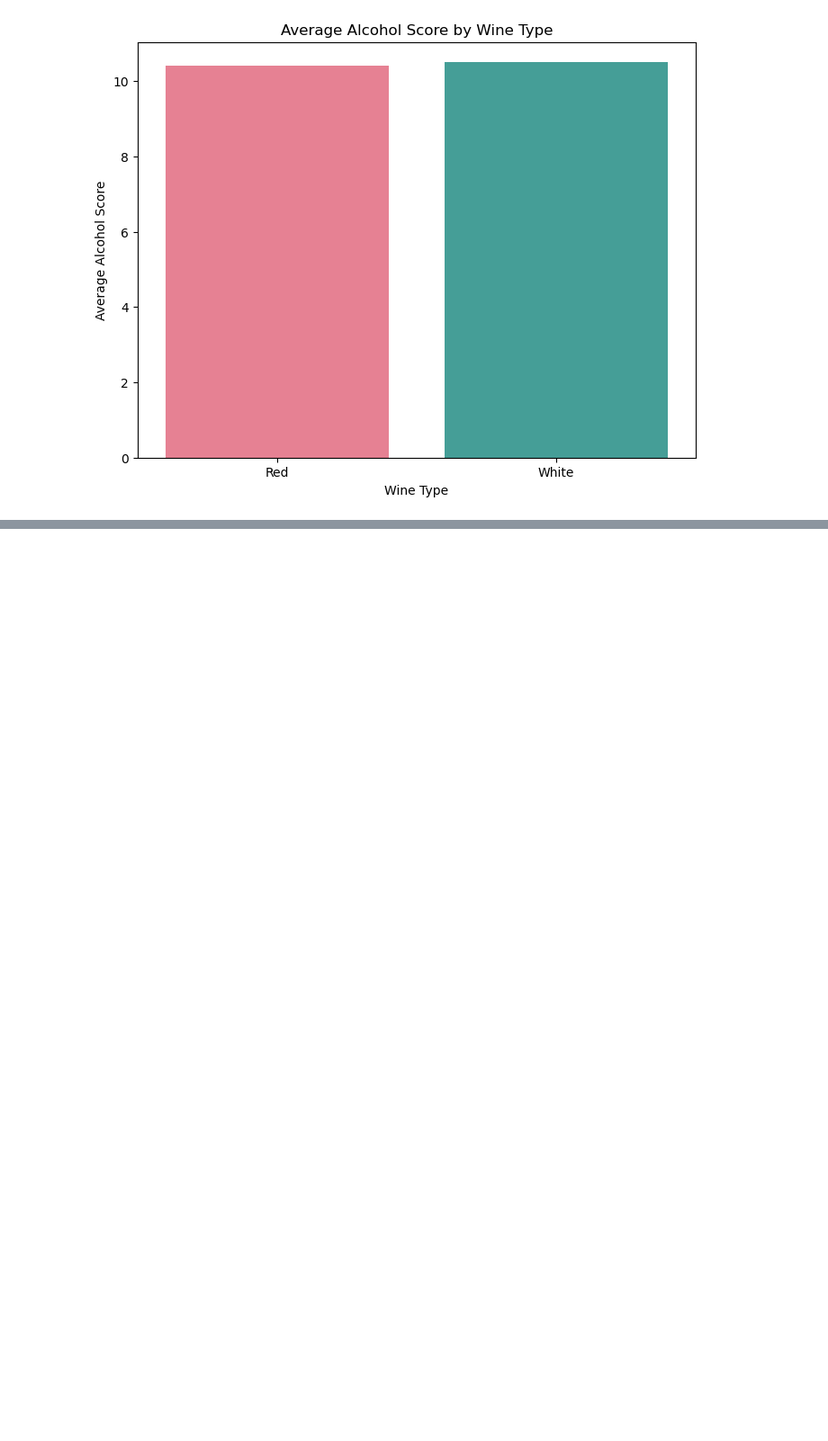
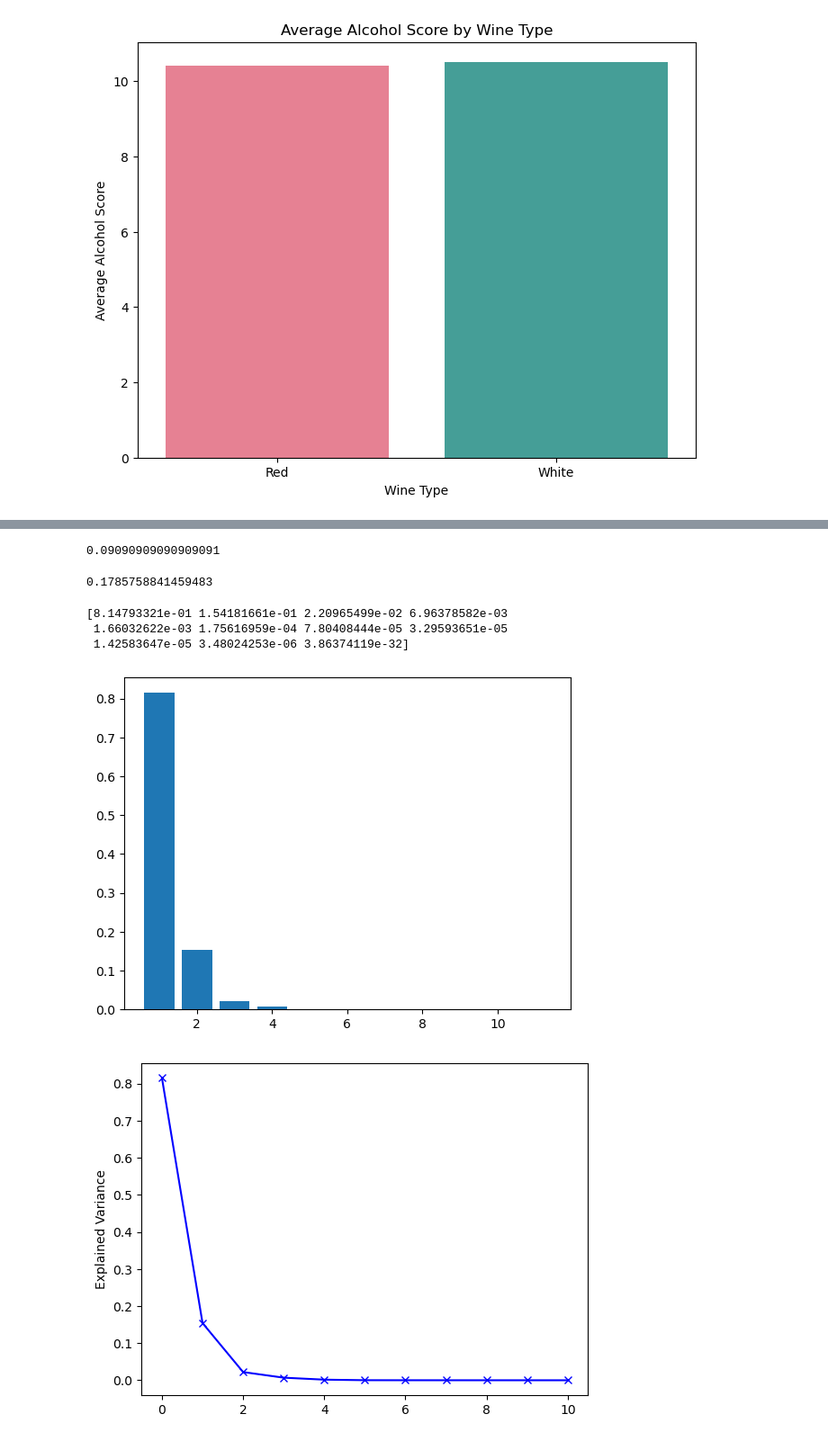
Before and after one commit to Toebzy/Mini-Project-2, a Jupyter notebook: MP2/Untitled.ipynb, the cells around one changed output, grey strips where cells are left out. Shown at 90% size. Drawn from its saved outputs; the diff is of its cells as text; code cells hidden in the pictures; blank space fills up the shorter version.

Commit message:
final_data

```diff
--- a/MP2/Untitled.ipynb
+++ b/MP2/Untitled.ipynb
@@ -300,0 +325,6 @@ wine.reset_index()
+# %%
+wine = wine.drop('pH', axis = 1)
+# %%
+wine = wine.drop('type', axis = 1)
+values = wine.values
+values
@@ -300,0 +339,4 @@ wine.reset_index()
+# %%
+ from sklearn.preprocessing import StandardScaler
+normalized_values = prep.normalize(values, norm = 'l1')
+normalized_values
@@ -300,0 +357,26 @@ wine.reset_index()
+# %%
+np.mean(normalized_values)
+# %% [output]
+0.09090909090909091
+# %%
+np.std(normalized_values)
+# %% [output]
+0.1785758841459483
+# %%
+normalized_wine = pd.DataFrame(normalized_values, columns = wine.columns)
+from sklearn.decomposition import PCA
+c = 11
+pca = PCA(n_components = c)
+pca.fit_transform(normalized_wine)
+print(pca.explained_variance_ratio_)
+plt.bar(range(1,c+1), pca.explained_variance_ratio_)
+plt.show()
+plt.plot(pca.explained_variance_ratio_, 'bx-')
+plt.ylabel('Explained Variance')
+plt.show()
+# %% [output]
+[8.14793321e-01 1.54181661e-01 2.20965499e-02 6.96378582e-03
+ 1.66032622e-03 1.75616959e-04 7.80408444e-05 3.29593651e-05
+ 1.42583647e-05 3.48024253e-06 3.86374119e-32]
+[figure, added]
+[figure, added]
```
Also changed, not shown: parts of 27 cells of this notebook.
